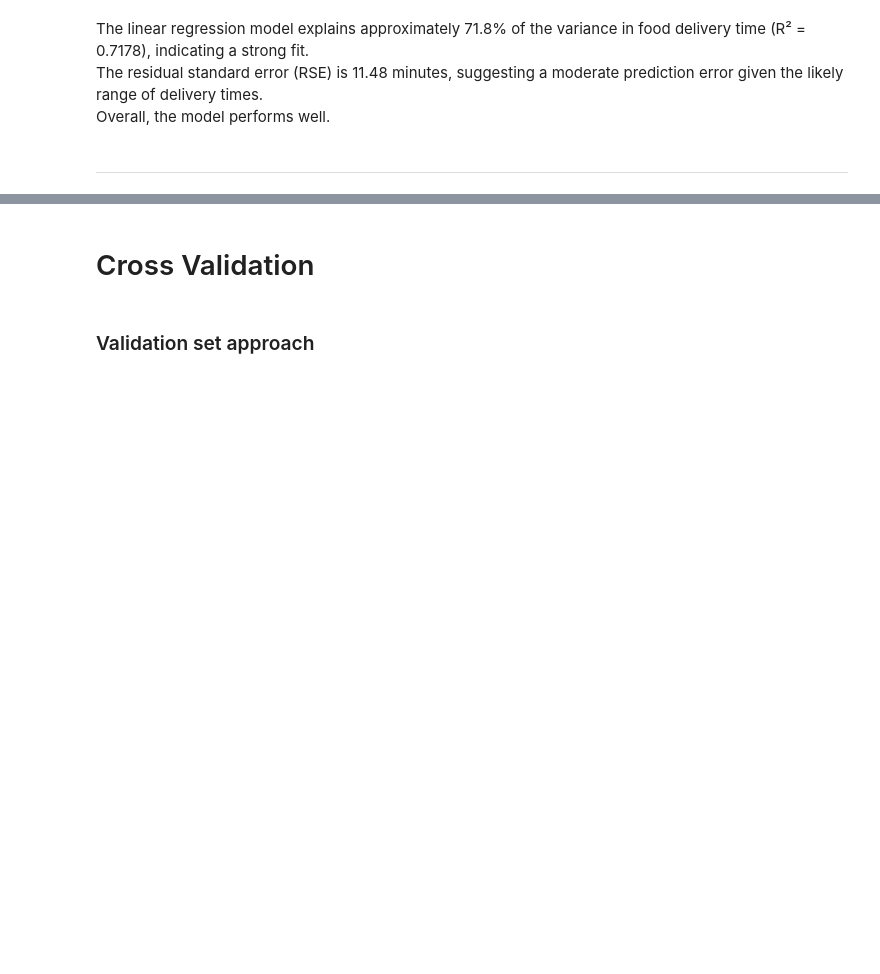
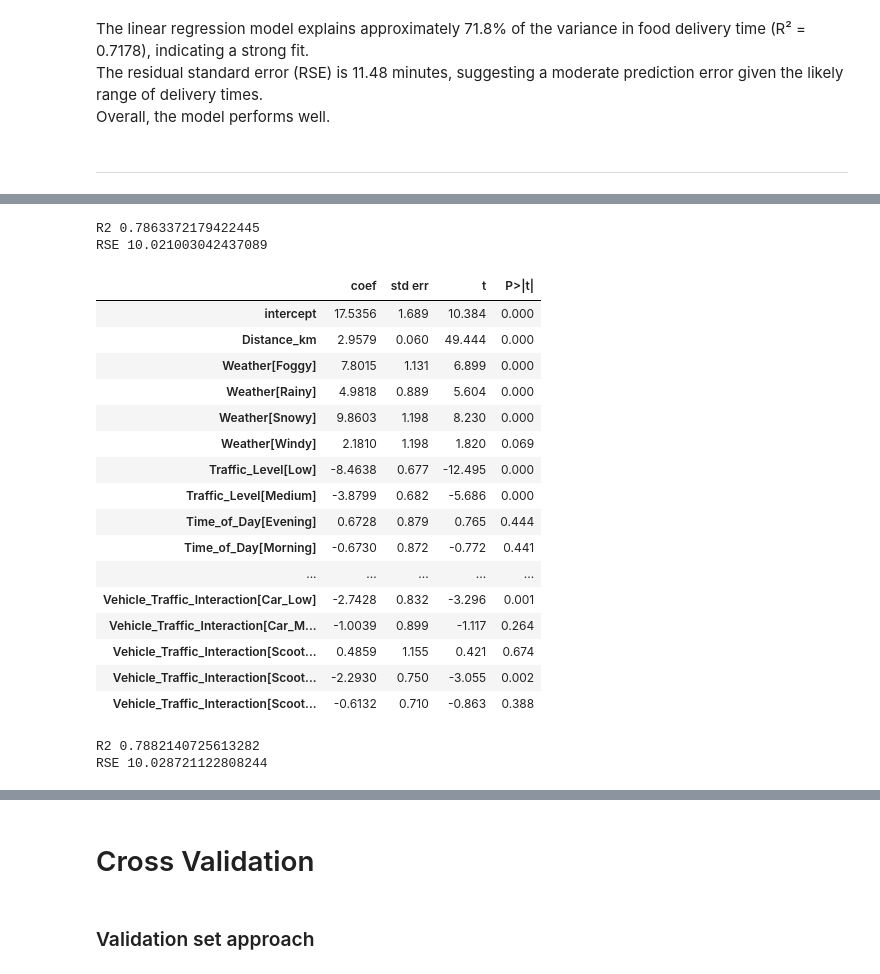
Before and after one commit to DanieleGotti/Food_Delivery_Time_Prediction, a Jupyter notebook: Food_delivery_analisis.ipynb, the cells around one changed output, grey strips where cells are left out. Cells and saved outputs as stored; diff of their text form; code cells hidden in the pictures; blank space fills up the shorter version.

```diff
--- a/Food_delivery_analisis - NUOVO.ipynb
+++ b/Food_delivery_analisis.ipynb
@@ -460,0 +594,55 @@ summarize(model.fit())
+# %%
+print("R2", results.rsquared)
+print("RSE", np.sqrt(results.scale))
+# %% [output]
+R2 0.7863372179422445
+RSE 10.021003042437089
+# %%
+#Tutte + interazione veicolo e traffico
+
+Food['Vehicle_Traffic_Interaction'] = Food['Vehicle_Type'].astype(str) + "_" + Food['Traffic_Level'].astype(str)
+categorical = ['Weather', 'Traffic_Level', 'Time_of_Day', 'Vehicle_Type', 'Vehicle_Traffic_Interaction']
+Food[categorical] = Food[categorical].astype('category')
+
+model = MS([
+    'Distance_km',
+    'Weather',
+    'Traffic_Level',
+    'Time_of_Day',
+    'Vehicle_Type',
+    'Preparation_Time_min',
+    'Courier_Experience_yrs',
+    'Vehicle_Traffic_Interaction',
+])
+
+X = model.fit_transform(Food)
+y = Food['Delivery_Time_min']
+
+
+model = sm.OLS(y, X)
+results = model.fit()
+summarize(results)
+# %% [output]
+|  | coef | std err | t | P>|t| |
+| intercept | 17.5356 | 1.689 | 10.384 | 0.000 |
+| Distance_km | 2.9579 | 0.060 | 49.444 | 0.000 |
+| Weather[Foggy] | 7.8015 | 1.131 | 6.899 | 0.000 |
+| Weather[Rainy] | 4.9818 | 0.889 | 5.604 | 0.000 |
+| Weather[Snowy] | 9.8603 | 1.198 | 8.230 | 0.000 |
+| Weather[Windy] | 2.1810 | 1.198 | 1.820 | 0.069 |
+| Traffic_Level[Low] | -8.4638 | 0.677 | -12.495 | 0.000 |
+| Traffic_Level[Medium] | -3.8799 | 0.682 | -5.686 | 0.000 |
+| Time_of_Day[Evening] | 0.6728 | 0.879 | 0.765 | 0.444 |
+| Time_of_Day[Morning] | -0.6730 | 0.872 | -0.772 | 0.441 |
+| ... | ... | ... | ... | ... |
+| Vehicle_Traffic_Interaction[Car_Low] | -2.7428 | 0.832 | -3.296 | 0.001 |
+| Vehicle_Traffic_Interaction[Car_M... | -1.0039 | 0.899 | -1.117 | 0.264 |
+| Vehicle_Traffic_Interaction[Scoot... | 0.4859 | 1.155 | 0.421 | 0.674 |
+| Vehicle_Traffic_Interaction[Scoot... | -2.2930 | 0.750 | -3.055 | 0.002 |
+| Vehicle_Traffic_Interaction[Scoot... | -0.6132 | 0.710 | -0.863 | 0.388 |
+# %%
+print("R2", results.rsquared)
+print("RSE", np.sqrt(results.scale))
+# %% [output]
+R2 0.7882140725613282
+RSE 10.028721122808244
```
Also changed, not shown: parts of 32 cells of this notebook, 1 other file.
